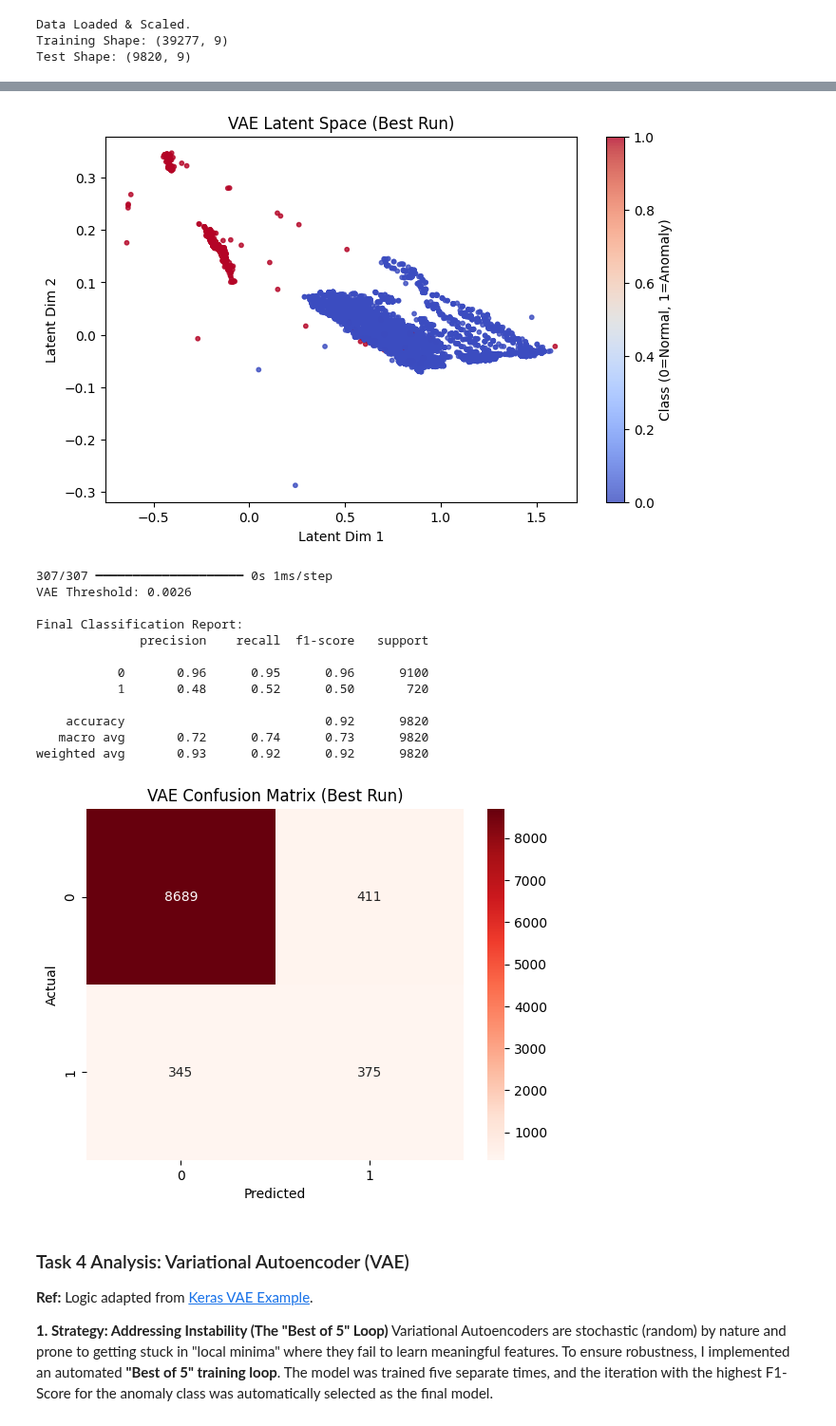
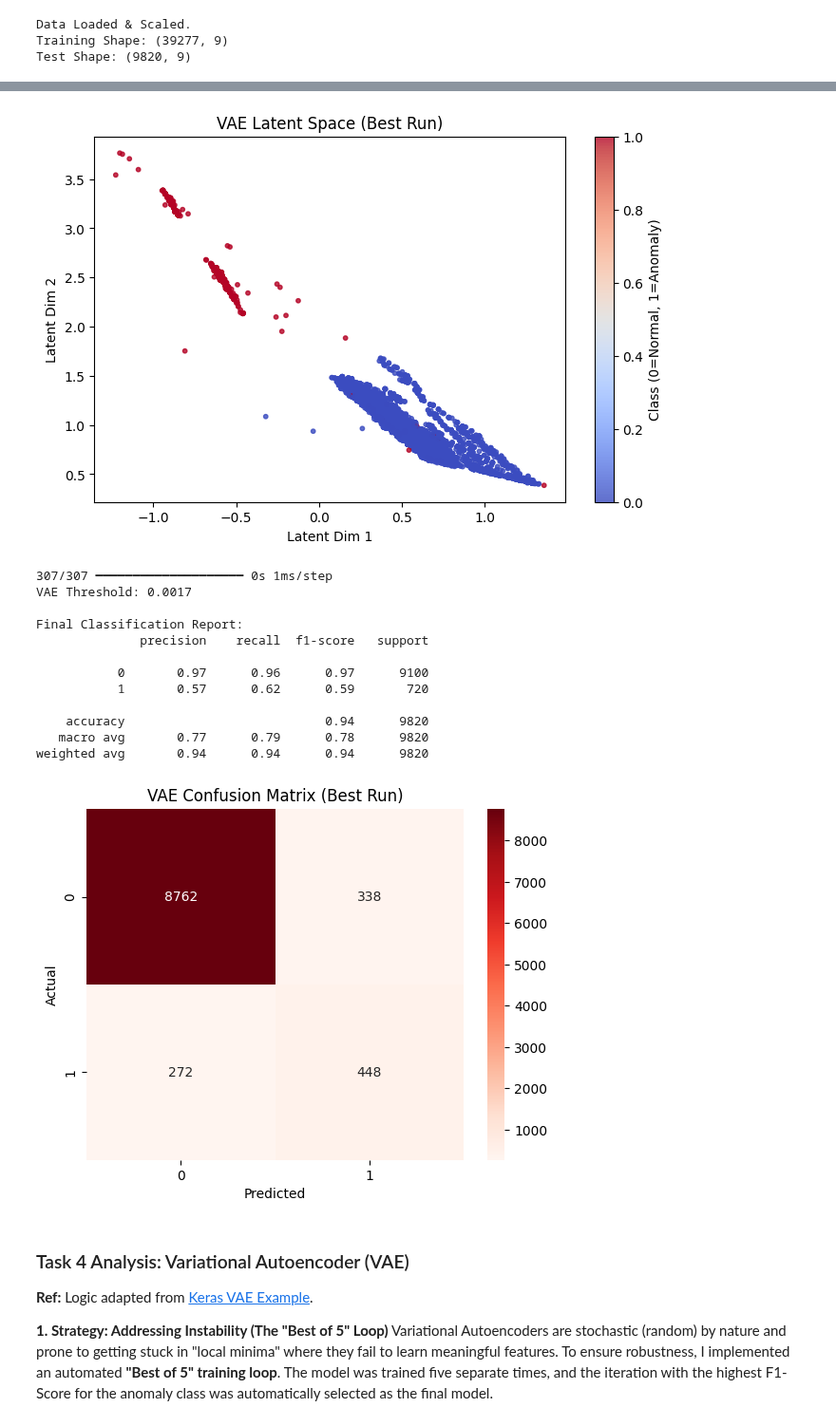
Before and after one commit to barry-clarke/CS5004, a Jupyter notebook: Etivity1_24325082_Task4.ipynb, the cells around one changed output, grey strips where cells are left out. Shown at 95% size. Cells and saved outputs as stored; diff of their text form; code cells hidden in the pictures.

Commit message:
model updated

```diff
--- a/Etivity1_24325082_Task4.ipynb
+++ b/Etivity1_24325082_Task4.ipynb
@@ -66,7 +66,7 @@ Training Shape: (39277, 9)
 Test Shape: (9820, 9)
 # %%
 # ==========================================
-# Task 4: VAE (Best of 5 Loop with Printing & Timing)
+# Task 4: VAE (Best of 5 Loop - Feedback Compliant)
 # ==========================================
 import tensorflow as tf
 from tensorflow.keras import layers, Model
@@ -75,7 +75,7 @@ import matplotlib.pyplot as plt
 import seaborn as sns
 import time
 import random
-from sklearn.metrics import classification_report, confusion_matrix, recall_score, f1_score
+from sklearn.metrics import classification_report, confusion_matrix, f1_score
 
 # 1. Define Re-usable VAE Builder
 # -------------------------------
@@ -113,34 +113,42 @@ def create_vae():
             self.encoder = encoder
             self.decoder = decoder
 
+        # [NEW] Helper to calculate loss (reused in train_step and test_step)
+        def compute_loss(self, data):
+            z_mean, z_log_var, z = self.encoder(data)
+            reconstruction = self.decoder(z)
+            recon_loss = tf.reduce_mean(tf.reduce_sum(tf.keras.losses.mse(data, reconstruction), axis=None))
+            kl_loss = -0.5 * (1 + z_log_var - tf.square(z_mean) - tf.exp(z_log_var))
+            kl_loss = tf.reduce_mean(tf.reduce_sum(kl_loss, axis=1))
+            total_loss = recon_loss + (0.001 * kl_loss)
+            return total_loss, recon_loss, kl_loss
+
         def train_step(self, data):
             with tf.GradientTape() as tape:
-                z_mean, z_log_var, z = self.encoder(data)
-                reconstruction = self.decoder(z)
-
-                # Losses
-                recon_loss = tf.reduce_mean(tf.reduce_sum(tf.keras.losses.mse(data, reconstruction), axis=None))
-                kl_loss = -0.5 * (1 + z_log_var - tf.square(z_mean) - tf.exp(z_log_var))
-                kl_loss = tf.reduce_mean(tf.reduce_sum(kl_loss, axis=1))
-
-                # KL Weighting (0.001)
-                total_loss = recon_loss + (0.001 * kl_loss)
-
+                total_loss, recon_loss, kl_loss = self.compute_loss(data)
             grads = tape.gradient(total_loss, self.trainable_weights)
             self.optimizer.apply_gradients(zip(grads, self.trainable_weights))
+            return {"loss": total_loss, "recon_loss": recon_loss, "kl_loss": kl_loss}
 
-            # Return all metrics so we can print them
+        # [NEW] Added test_step so 'validation_split' works correctly
+        def test_step(self, data):
+            total_loss, recon_loss, kl_loss = self.compute_loss(data)
             return {"loss": total_loss, "recon_loss": recon_loss, "kl_loss": kl_loss}
 
     model = VAE(encoder, decoder)
     model.compile(optimizer=tf.keras.optimizers.Adam(learning_rate=0.0001))
     return model, encoder, decoder
 
-# Define the Printer Callback
+# Printer Callback
 class PrintProgress(tf.keras.callbacks.Callback):
+    def on_train_begin(self, logs=None):
+        self.start_time = time.time()
     def on_epoch_end(self, epoch, logs=None):
         if (epoch + 1) % 10 == 0:
-            print(f"  Epoch {epoch+1}: Total={logs['loss']:.4f}, Recon={logs['recon_loss']:.4f}, KL={logs['kl_loss']:.4f}")
+            elapsed = time.time() - self.start_time
+            # Now printing Validation Loss as well!
+            val_loss = logs.get('val_loss', 0.0)
+            print(f"  Epoch {epoch+1}: Train={logs['loss']:.4f}, Val={val_loss:.4f} ({int(elapsed)}s)")
 
 # 2. The "Best of 5" Training Loop
 # --------------------------------
@@ -152,27 +160,21 @@ print(f"Starting VAE Training (Best of 5)...")
 
 for i in range(5):
     print(f"\n--- Run {i+1} ---")
-    run_start_time = time.time() # <--- Start Timer
 
-    # Create fresh model
     vae, enc, dec = create_vae()
 
-    # Train
+    # [FIX APPLIED] validation_split=0.2
+    # This holds back 20% of X_train for checking, keeping X_test completely separate.
     vae.fit(
         X_train_scaled,
         epochs=100,
         batch_size=64,
         verbose=0,
+        validation_split=0.2,  # <--- The Fix
         callbacks=[PrintProgress()]
     )
 
-    # Calculate Run Duration
-    run_end_time = time.time() # <--- End Timer
-    run_duration = run_end_time - run_start_time
-    run_min = int(run_duration // 60)
-    run_sec = int(run_duration % 60)
-
-    # Evaluate
+    # Evaluate on Test Data (Only AFTER training is finished)
     z_test_outputs = enc.predict(X_test_scaled, verbose=0)
     z_sample = z_test_outputs[2]
     recon = dec.predict(z_sample, verbose=0)
@@ -181,21 +183,17 @@ for i in range(5):
     threshold = np.percentile(mse, 92)
     y_pred = (mse > threshold).astype(int)
 
-    # Metric: F1 Score of Class 1 (Anomalies)
     current_f1 = f1_score(y_test, y_pred, pos_label=1)
-
-    # Print Result with Time
-    print(f"Run {i+1} Finished in {run_min}m {run_sec}s. Anomaly F1 Score: {current_f1:.4f}")
+    print(f"Run {i+1} Result -> Anomaly F1: {current_f1:.4f}")
     run_history.append((i+1, current_f1))
 
-    # Keep the best one
     if current_f1 > best_f1:
         best_f1 = current_f1
         best_model_package = (vae, enc, dec)
         print(">>> New Best Model!")
 
-# 3. Final Results using the Winner
-# ---------------------------------
+# 3. Final Results
+# ----------------
 print(f"\nTraining Complete. Best Run F1: {best_f1:.4f}")
 final_vae, final_encoder, final_decoder = best_model_package
 
@@ -244,18 +242,18 @@ Training Complete. Best Run F1: 0.4967
 307/307 ━━━━━━━━━━━━━━━━━━━━ 0s 1ms/step
-[figure, old version]
+[figure, new version]
 307/307 ━━━━━━━━━━━━━━━━━━━━ 0s 1ms/step
-VAE Threshold: 0.0026
+VAE Threshold: 0.0017
 
 Final Classification Report:
               precision    recall  f1-score   support
 
-           0       0.96      0.95      0.96      9100
-           1       0.48      0.52      0.50       720
+           0       0.97      0.96      0.97      9100
+           1       0.57      0.62      0.59       720
 
-    accuracy                           0.92      9820
-   macro avg       0.72      0.74      0.73      9820
-weighted avg       0.93      0.92      0.92      9820
+    accuracy                           0.94      9820
+   macro avg       0.77      0.79      0.78      9820
+weighted avg       0.94      0.94      0.94      9820
-[figure, old version]
+[figure, new version]
 # %% [markdown]
 ### Task 4 Analysis: Variational Autoencoder (VAE)
 
```
Also changed, not shown: parts of 1 cell of this notebook.
